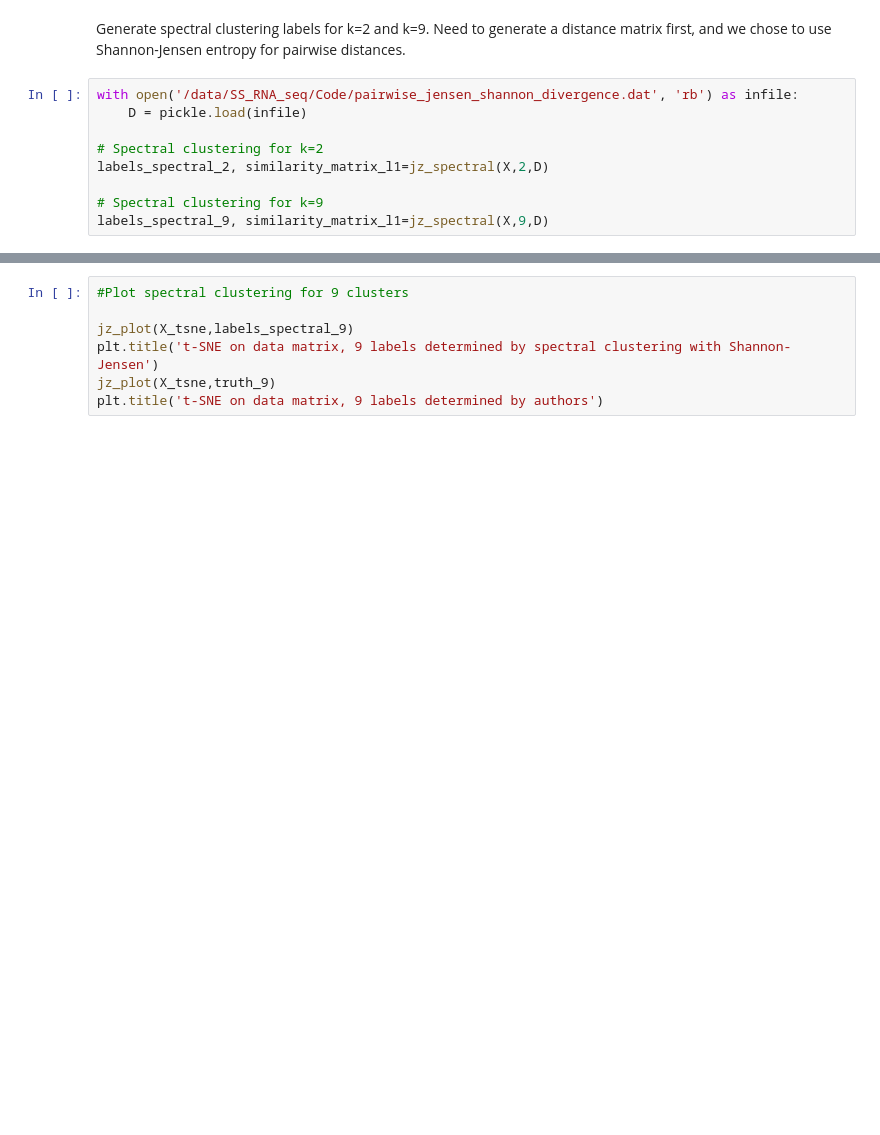
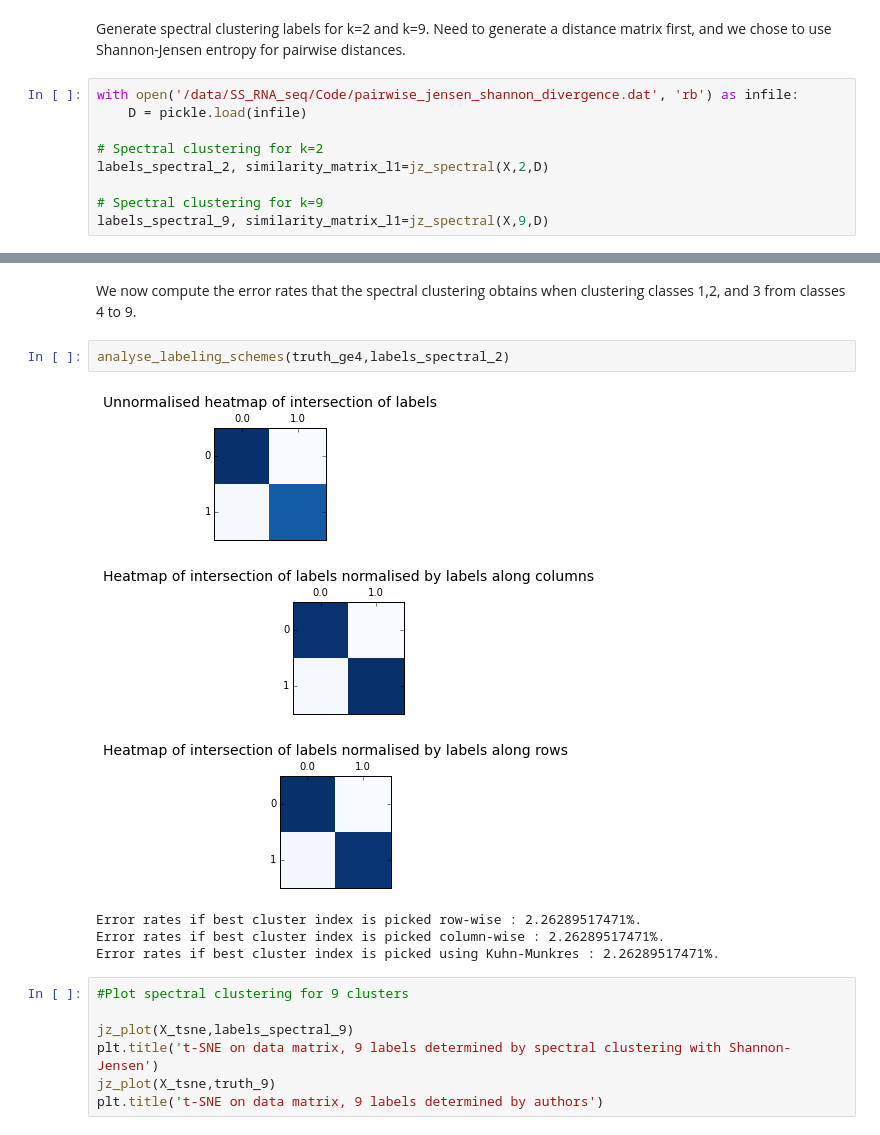
Before and after one commit to govinda-kamath/clustering_on_transcript_compatibility_counts, a Jupyter notebook: Clustering_from_eqclasses_pipeline.ipynb, the cells around one changed output, grey strips where cells are left out. Drawn from its saved outputs; the diff is of its cells as text; blank space fills up the shorter version.

Commit message:
Evaluated clusterings generated

```diff
--- a/Clustering_from_eqclasses_pipeline.ipynb
+++ b/Clustering_from_eqclasses_pipeline.ipynb
@@ -191,3 +275,14 @@ plt.title('t-SNE on data matrix, 2 labels correspond to cell tissue origin')
+# %% [markdown]
+We now compute the error rates that the spectral clustering obtains when clustering classes 1,2, and 3 from classes 4 to 9.
+# %%
+analyse_labeling_schemes(truth_ge4,labels_spectral_2)
+# %% [output]
+[figure, added]
+[figure, added]
+[figure, added]
+Error rates if best cluster index is picked row-wise : 2.26289517471%.
+Error rates if best cluster index is picked column-wise : 2.26289517471%.
+Error rates if best cluster index is picked using Kuhn-Munkres : 2.26289517471%.
 # %%
 #Plot spectral clustering for 9 clusters
 
```
Also changed, not shown: parts of 11 cells of this notebook.
